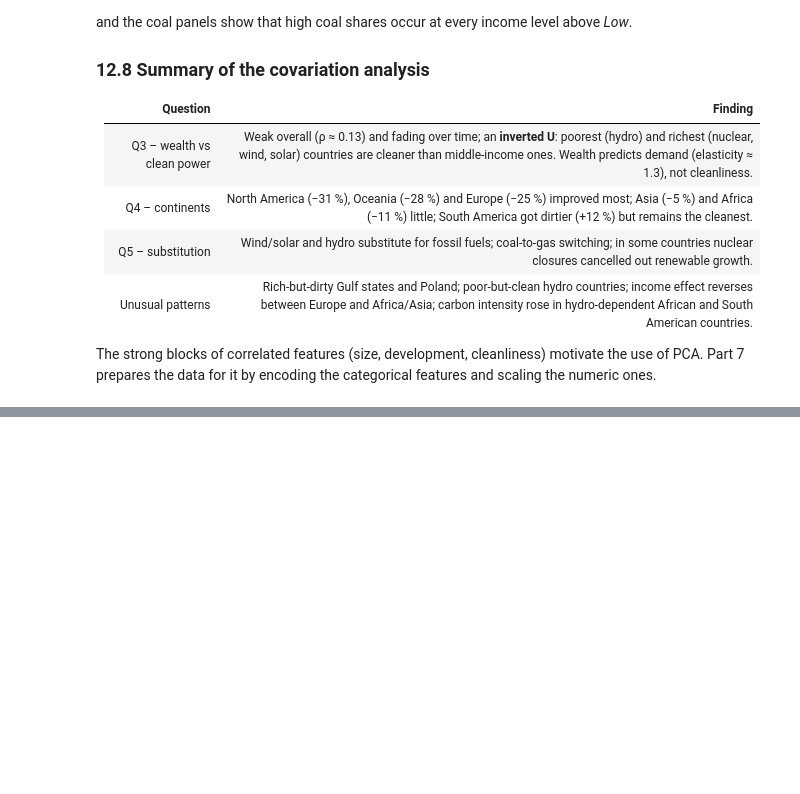
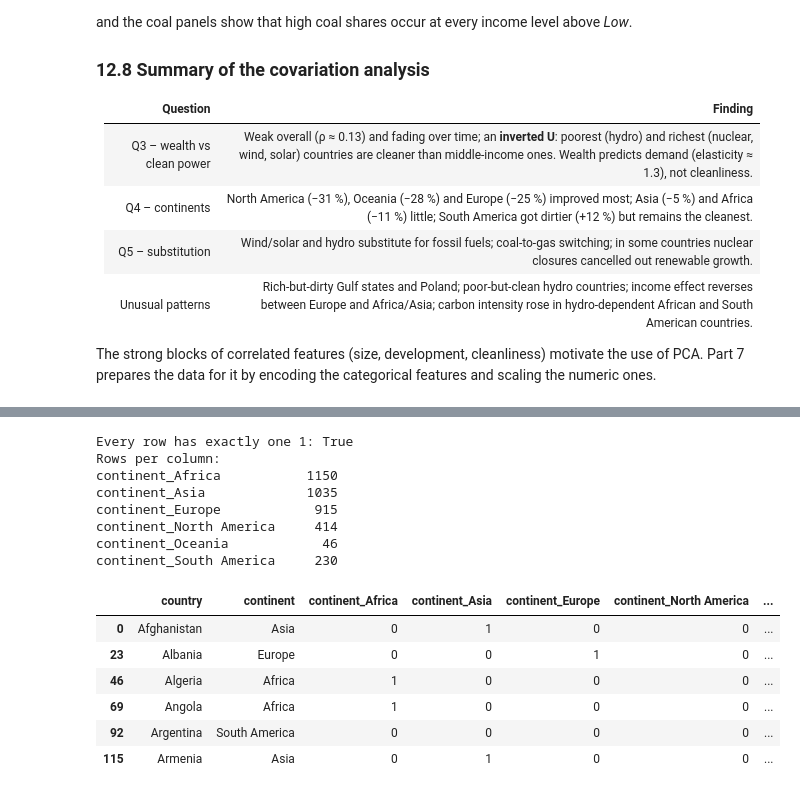
Before and after one commit to Md-Fahad2000/data_exploration_and_preparation_ca1, a Jupyter notebook: Energy_Transition_DEP.ipynb, the cells around one changed output, grey strips where cells are left out. Saved outputs shown, nothing was run; the diff lists cells and outputs as text; code cells hidden in the pictures; blank space fills up the shorter version.

```diff
--- a/Energy_Transition_DEP.ipynb
+++ b/Energy_Transition_DEP.ipynb
@@ -2362,0 +2478,26 @@ prepares the data for it by encoding the categorical features and scaling the nu
+# %%
+# Full one-hot encoding (one column per continent)
+onehot = OneHotEncoder(sparse_output=False, dtype=int)
+cont_oh = pd.DataFrame(onehot.fit_transform(eda[["continent"]]),
+                       columns=onehot.get_feature_names_out(["continent"]), index=eda.index)
+
+print("Every row has exactly one 1:", (cont_oh.sum(axis=1) == 1).all())
+print("Rows per column:")
+print(cont_oh.sum().to_string())
+pd.concat([eda[["country", "continent"]], cont_oh], axis=1).drop_duplicates("country").head(6)
+# %% [output]
+Every row has exactly one 1: True
+Rows per column:
+continent_Africa           1150
+continent_Asia             1035
+continent_Europe            915
+continent_North America     414
+continent_Oceania            46
+continent_South America     230
+|  | country | continent | continent_Africa | continent_Asia | continent_Europe | continent_North America | ... |
+| 0 | Afghanistan | Asia | 0 | 1 | 0 | 0 | ... |
+| 23 | Albania | Europe | 0 | 0 | 1 | 0 | ... |
+| 46 | Algeria | Africa | 1 | 0 | 0 | 0 | ... |
+| 69 | Angola | Africa | 1 | 0 | 0 | 0 | ... |
+| 92 | Argentina | South America | 0 | 0 | 0 | 0 | ... |
+| 115 | Armenia | Asia | 0 | 1 | 0 | 0 | ... |
```
Also changed, not shown: parts of 23 cells of this notebook, 3 other files.
